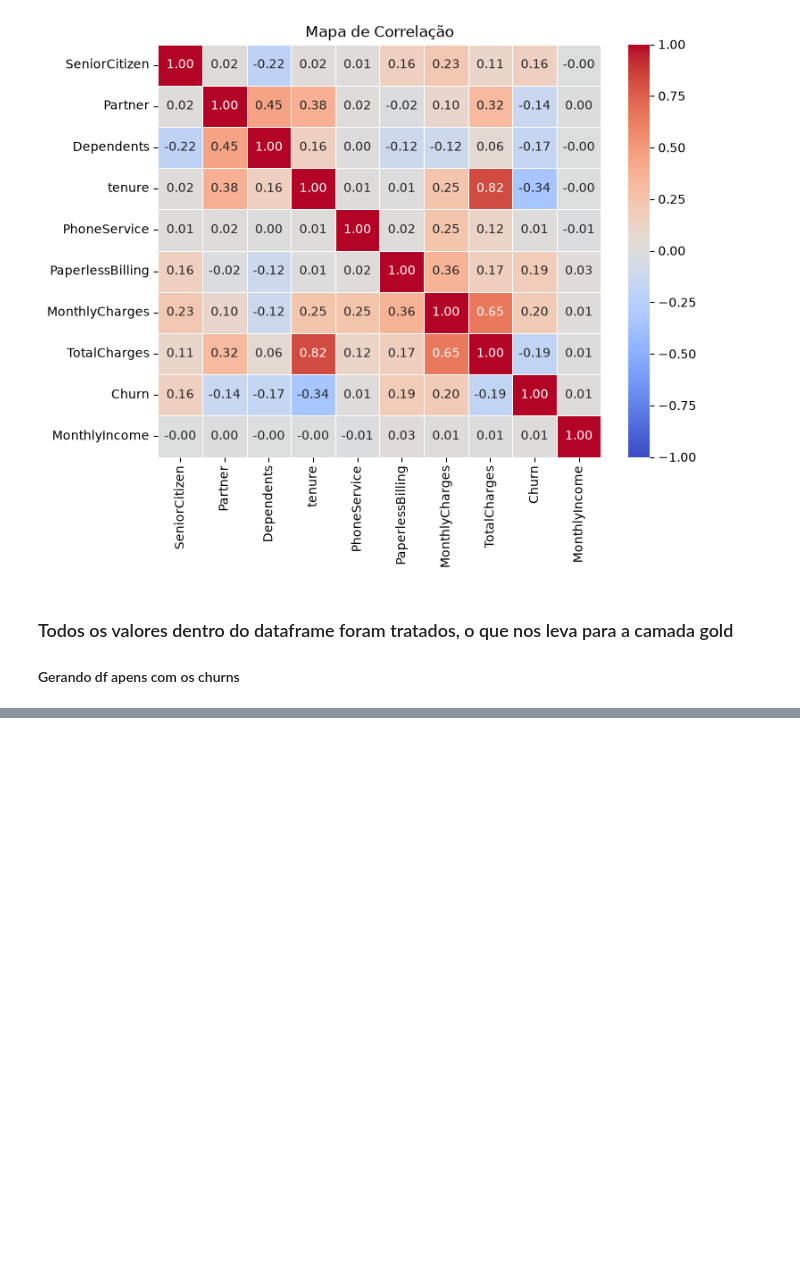
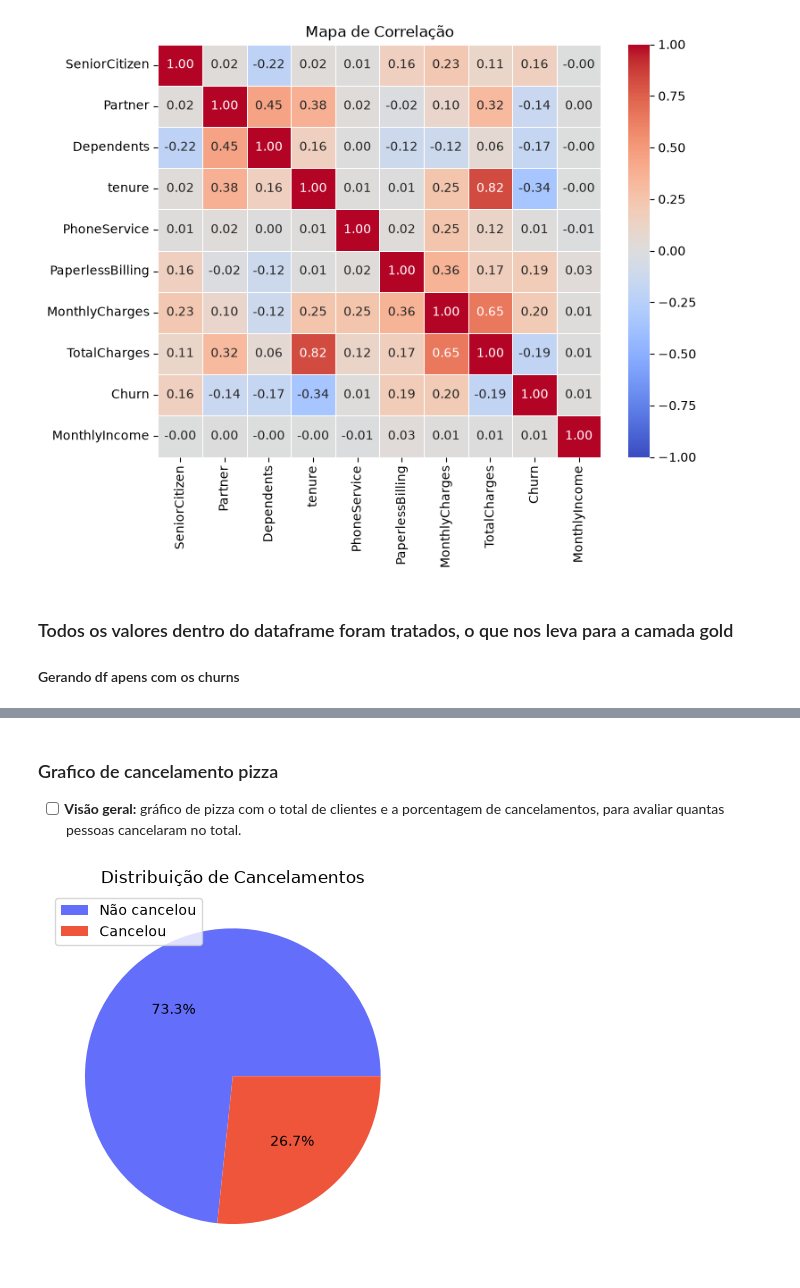
Before and after one commit to VictorLapaDev/Integrador-2-Semestre, a Jupyter notebook: notebook.ipynb, the cells around one changed output, grey strips where cells are left out. Saved outputs shown, nothing was run; the diff lists cells and outputs as text; code cells hidden in the pictures; blank space fills up the shorter version.

Commit message:
feat: adicionando gráficos de cancelamentos pela, tenure, tempo de relacionamento e fatura mensal

```diff
--- a/notebook.ipynb
+++ b/notebook.ipynb
@@ -399 +420,17 @@ df_churn.sample(15)
 15 rows × 23 columns
+# %% [markdown]
+### Grafico de cancelamento pizza
+
+- [ ] **Visão geral:** gráfico de pizza com o total de clientes e a porcentagem de cancelamentos, para avaliar quantas pessoas cancelaram no total.
+# %%
+cancelaram = len(df_churn)
+ficaram = len(df_silver) - cancelaram
+
+plt.pie([ficaram, cancelaram],
+        colors=['#636EFA', '#EF553B'],
+        autopct='%1.1f%%')
+plt.legend(['Não cancelou', 'Cancelou'])
+plt.title('Distribuição de Cancelamentos')
+plt.show()
+# %% [output]
+[figure, added]
```
Also changed, not shown: parts of 11 cells of this notebook.
